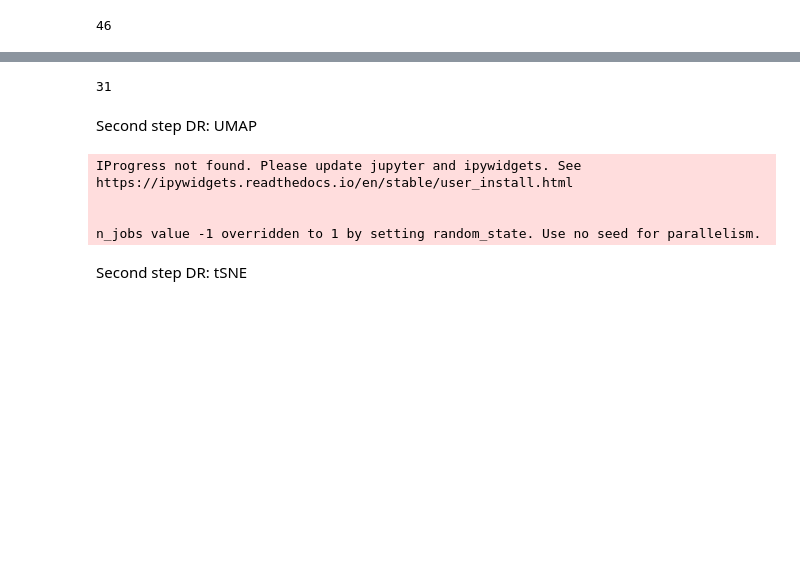
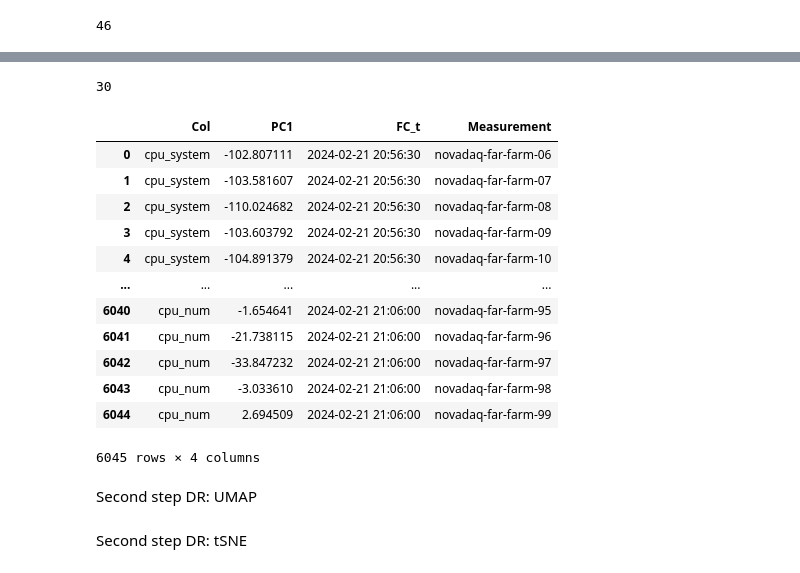
Before and after one commit to allisonaustin/cluster-vis, a Jupyter notebook: server/scripts/dr-time.ipynb, the cells around one changed output, grey strips where cells are left out. Cells and saved outputs as stored; diff of their text form; code cells hidden in the pictures; blank space fills up the shorter version.

```diff
--- a/server/scripts/dr-time.ipynb
+++ b/server/scripts/dr-time.ipynb
@@ -101,24 +92,27 @@ len(numeric_cols)
 from concurrent.futures import ThreadPoolExecutor
 
 numeric_cols = df_f.drop(columns=['timestamp', 'nodeId']).columns
-P_final = pd.DataFrame()
+P_final = []
+FC_final = []
 
 def process_column(col):
     try:
-        P_df = apply_pca_to_feature(col, df_f)
-        return pd.DataFrame({
-            'Col': col,
-            'PC1': P_df['PC1'],
-            'FC_t': P_df['FC_t'],
-            'Measurement': P_df['Measurement']
-        })
+        P_df, fc_t_df = apply_pca_to_feature(col, df_f)
+        if P_df is not None:
+            P_df.insert(0, 'Col', col)
+            P_final.append(P_df)
+
+        if fc_t_df is not None:
+            FC_final.append(fc_t_df)
+
     except Exception as e:
         print(f"Error processing {col}: {e}")
         return None
 
 with ThreadPoolExecutor() as executor:
-    results = list(executor.map(process_column, numeric_cols))
+    executor.map(process_column, numeric_cols)
 
-P_final = pd.concat([df for df in results if df is not None], ignore_index=True)
+P_final = pd.concat(P_final, ignore_index=True) if P_final else pd.DataFrame()
+FC_final = pd.concat(FC_final, ignore_index=True) if FC_final else pd.DataFrame()
 # %% [output]
 Skipping mem_shared due to insufficient data variance.
@@ -141,7 +215,24 @@ Number of principal components: 4
 # %%
 P_final['Col'].nunique()
 # %% [output]
-31
+30
+# %%
+P_final = P_final.drop(columns=['y'])
+P_final
+# %% [output]
+|  | Col | PC1 | FC_t | Measurement |
+| 0 | cpu_system | -102.807111 | 2024-02-21 20:56:30 | novadaq-far-farm-06 |
+| 1 | cpu_system | -103.581607 | 2024-02-21 20:56:30 | novadaq-far-farm-07 |
+| 2 | cpu_system | -110.024682 | 2024-02-21 20:56:30 | novadaq-far-farm-08 |
+| 3 | cpu_system | -103.603792 | 2024-02-21 20:56:30 | novadaq-far-farm-09 |
+| 4 | cpu_system | -104.891379 | 2024-02-21 20:56:30 | novadaq-far-farm-10 |
+| ... | ... | ... | ... | ... |
+| 6040 | cpu_num | -1.654641 | 2024-02-21 21:06:00 | novadaq-far-farm-95 |
+| 6041 | cpu_num | -21.738115 | 2024-02-21 21:06:00 | novadaq-far-farm-96 |
+| 6042 | cpu_num | -33.847232 | 2024-02-21 21:06:00 | novadaq-far-farm-97 |
+| 6043 | cpu_num | -3.033610 | 2024-02-21 21:06:00 | novadaq-far-farm-98 |
+| 6044 | cpu_num | 2.694509 | 2024-02-21 21:06:00 | novadaq-far-farm-99 |
+6045 rows × 4 columns
 # %%
 P_final.to_csv('P_final1.csv')
 # %% [markdown]
@@ -163,11 +254,6 @@ fig.update_layout(title="UMAP Projection",
                   xaxis_title="UMAP 1",
                   yaxis_title="UMAP 2")
 fig.show()
-# %% [output]
-IProgress not found. Please update jupyter and ipywidgets. See https://ipywidgets.readthedocs.io/en/stable/user_install.html
-
-
-n_jobs value -1 overridden to 1 by setting random_state. Use no seed for parallelism.
 # %% [markdown]
 Second step DR: tSNE
 # %%
```
Also changed, not shown: parts of 10 cells of this notebook, 8 other files.
